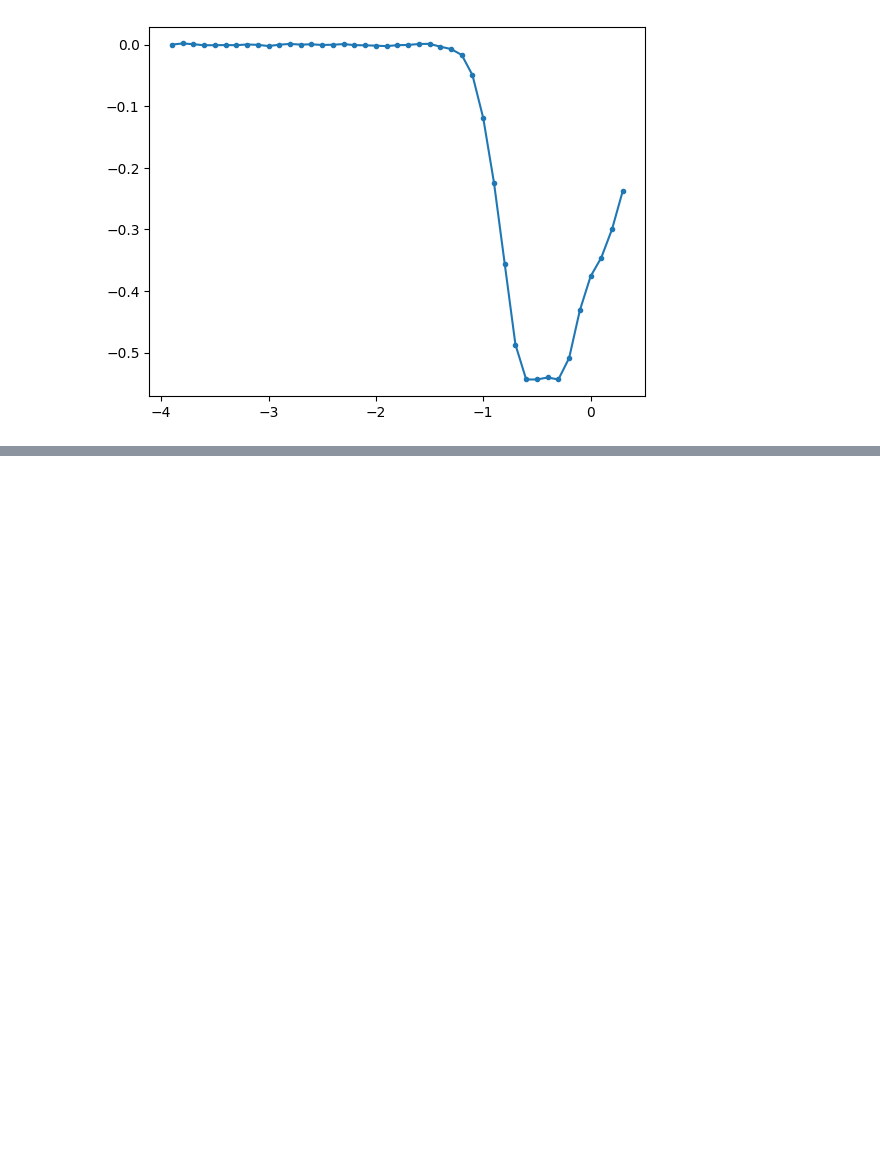
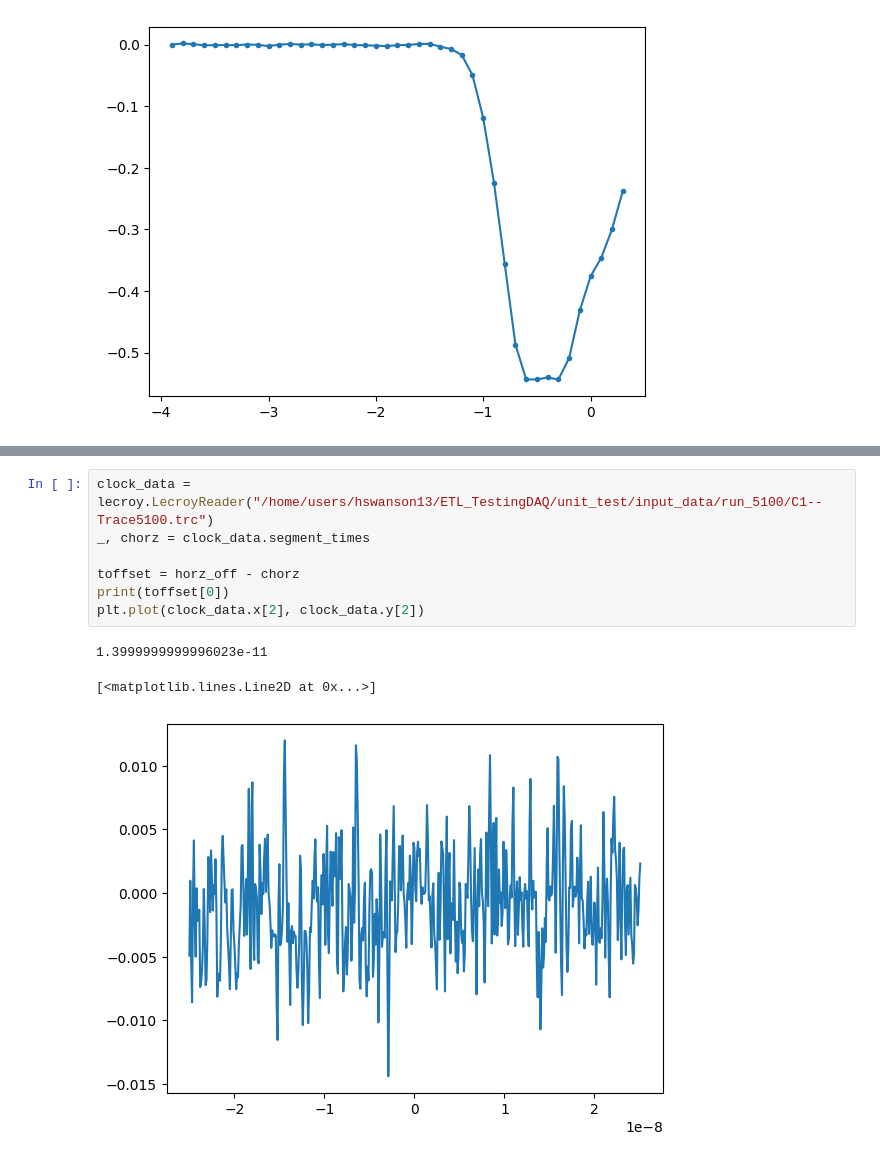
Before and after one commit to leonardolanteri/ETL_TestingDAQ, a Jupyter notebook: notebooks/mcp_manual_fitter_2.ipynb, the cells around one changed output, grey strips where cells are left out. Saved outputs shown, nothing was run; the diff lists cells and outputs as text; blank space fills up the shorter version.

```diff
--- a/notebooks/mcp_manual_fitter_2.ipynb
+++ b/notebooks/mcp_manual_fitter_2.ipynb
@@ -420,0 +419,11 @@ for big_t, big_v in zip(ts[big_signals], mcp_data.y[big_signals]):
+# %%
+clock_data = lecroy.LecroyReader("/home/users/hswanson13/ETL_TestingDAQ/unit_test/input_data/run_5100/C1--Trace5100.trc")
+_, chorz = clock_data.segment_times
+
+toffset = horz_off - chorz
+print(toffset[0])
+plt.plot(clock_data.x[2], clock_data.y[2])
+# %% [output]
+1.3999999999996023e-11
+[<matplotlib.lines.Line2D at 0x...>]
+[figure, added]
```
Also changed, not shown: parts of 7 cells of this notebook, 6 other files.
